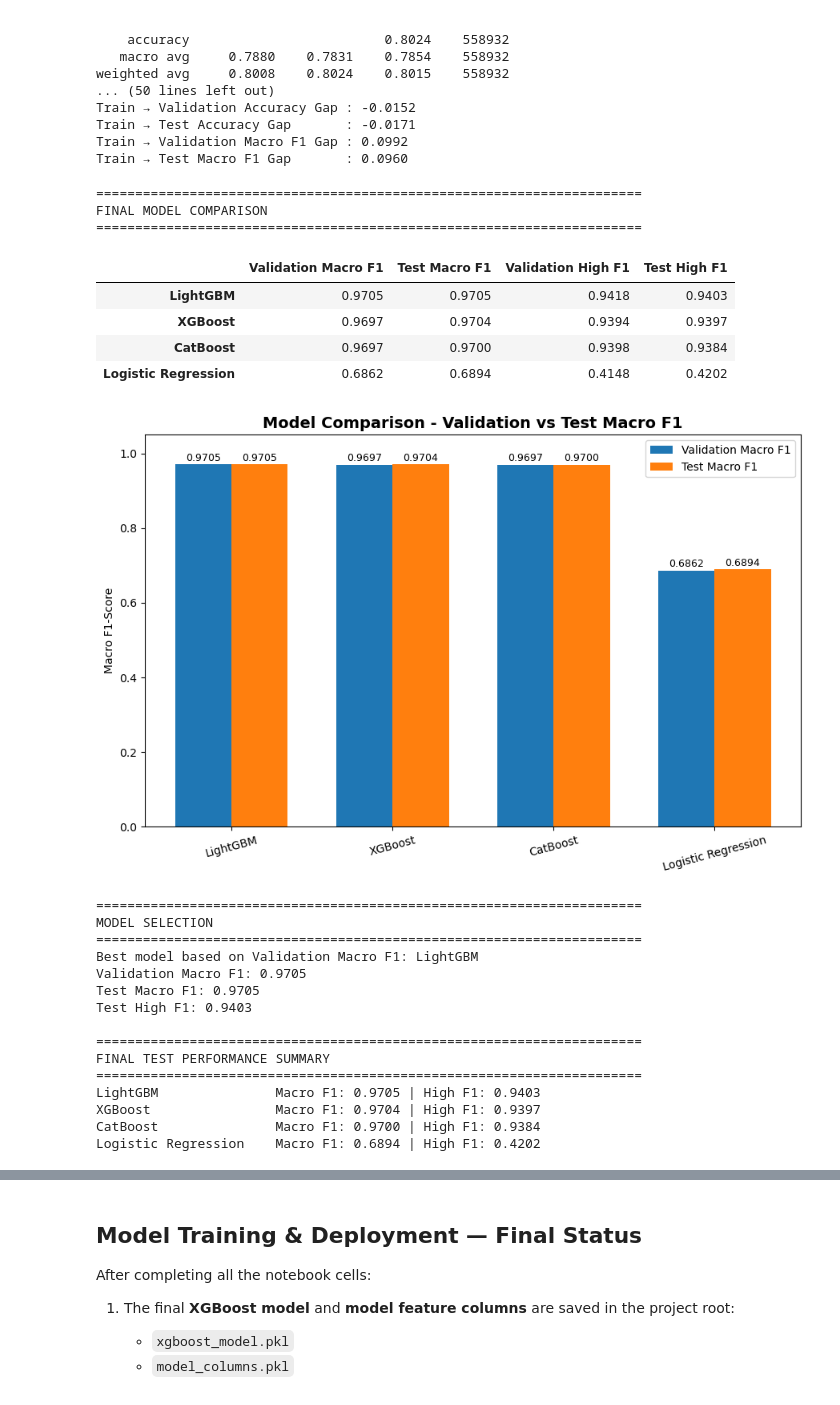
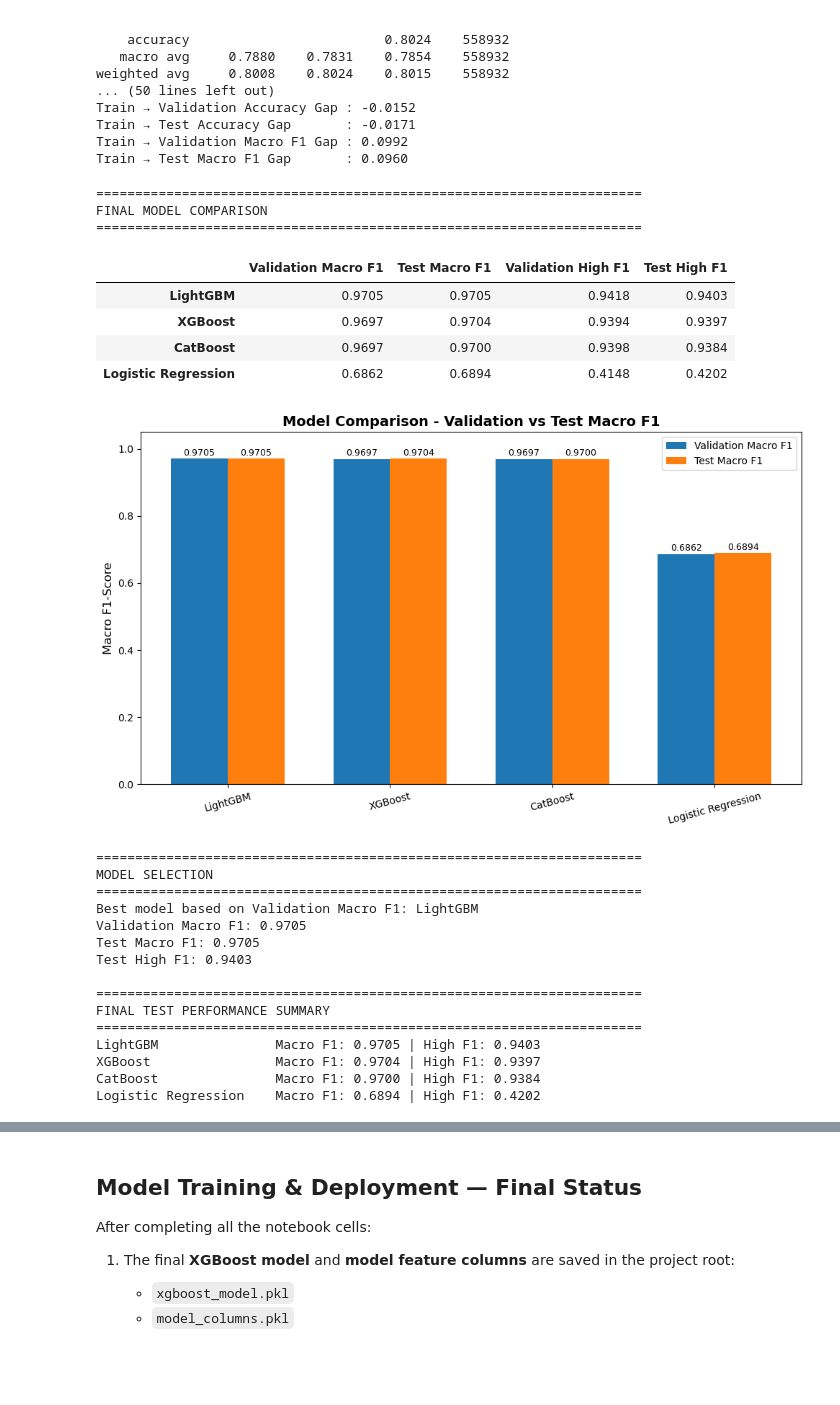
Before and after one commit to kumarsainit/precision-multiclass-irrigation-intelligence, a Jupyter notebook: notebook/train_model.ipynb, the cells around one changed output, grey strips where cells are left out. Cells and saved outputs as stored; diff of their text form; code cells hidden in the pictures; blank space fills up the shorter version.

```diff
--- a/notebook/train_model.ipynb
+++ b/notebook/train_model.ipynb
@@ -1372,19 +1332,16 @@ validationMacroF1 = {
         catValidationPredictions,
         average='macro'
     ),
-
     'XGBoost': f1_score(
         validationTarget,
         xgbValidationPredictions,
         average='macro'
     ),
-
     'LightGBM': f1_score(
         validationTarget,
         lgbmValidationPredictions,
         average='macro'
     ),
-
     'Logistic Regression': f1_score(
         validationTarget,
         logisticRegressionValidationPredictions,
@@ -1392,26 +1349,22 @@ validationMacroF1 = {
     )
 }
 
-
 testMacroF1 = {
     'CatBoost': f1_score(
         testTarget,
         catTestPredictions,
         average='macro'
     ),
-
     'XGBoost': f1_score(
         testTarget,
         xgbTestPredictions,
         average='macro'
     ),
-
     'LightGBM': f1_score(
         testTarget,
         lgbmTestPredictions,
         average='macro'
     ),
-
     'Logistic Regression': f1_score(
         testTarget,
         logisticRegressionTestPredictions,
@@ -1419,9 +1372,7 @@ testMacroF1 = {
     )
 }
 
-
 highClassIndex = labelEncoder.transform(['High'])[0]
-
 
 validationHighF1 = {
     'CatBoost': f1_score(
@@ -1430,21 +1381,18 @@ validationHighF1 = {
         labels=[highClassIndex],
         average='macro'
     ),
-
     'XGBoost': f1_score(
         validationTarget,
         xgbValidationPredictions,
         labels=[highClassIndex],
         average='macro'
     ),
-
     'LightGBM': f1_score(
         validationTarget,
         lgbmValidationPredictions,
         labels=[highClassIndex],
         average='macro'
     ),
-
     'Logistic Regression': f1_score(
         validationTarget,
         logisticRegressionValidationPredictions,
@@ -1453,7 +1401,6 @@ validationHighF1 = {
     )
 }
 
-
 testHighF1 = {
     'CatBoost': f1_score(
         testTarget,
@@ -1461,21 +1408,18 @@ testHighF1 = {
         labels=[highClassIndex],
         average='macro'
     ),
-
     'XGBoost': f1_score(
         testTarget,
         xgbTestPredictions,
         labels=[highClassIndex],
         average='macro'
     ),
-
     'LightGBM': f1_score(
         testTarget,
         lgbmTestPredictions,
         labels=[highClassIndex],
         average='macro'
     ),
-
     'Logistic Regression': f1_score(
         testTarget,
         logisticRegressionTestPredictions,
@@ -1484,7 +1428,6 @@ testHighF1 = {
     )
 }
 
-
 comparisonData = pd.DataFrame({
     'Validation Macro F1': validationMacroF1,
     'Test Macro F1': testMacroF1,
@@ -1492,12 +1435,10 @@ comparisonData = pd.DataFrame({
     'Test High F1': testHighF1
 })
 
-
 comparisonData = comparisonData.sort_values(
     by='Validation Macro F1',
     ascending=False
 )
-
 
 print('\n' + '=' * 70)
 print('FINAL MODEL COMPARISON')
@@ -1507,8 +1448,7 @@ display(
     comparisonData.round(4)
 )
 
-
-plt.figure(figsize=(9, 6))
+plt.figure(figsize=(10, 6))
 
 modelPositions = np.arange(
     len(comparisonData)
@@ -1538,7 +1478,10 @@ plt.xticks(
 
 plt.ylim(0, 1.05)
 
-plt.ylabel('Macro F1-Score')
+plt.ylabel(
+    'Macro F1-Score',
+    fontsize=12
+)
 
 plt.title(
     'Model Comparison - Validation vs Test Macro F1',
@@ -1547,7 +1490,6 @@ plt.title(
 )
 
 plt.legend()
-
 
 for position, score in enumerate(
     comparisonData['Validation Macro F1']
@@ -1560,7 +1502,6 @@ for position, score in enumerate(
         fontsize=9
     )
 
-
 for position, score in enumerate(
     comparisonData['Test Macro F1']
 ):
@@ -1572,16 +1513,13 @@ for position, score in enumerate(
         fontsize=9
     )
 
-
 plt.tight_layout()
 plt.show()
-
 
 bestModelName = max(
     validationMacroF1,
     key=validationMacroF1.get
 )
-
 
 print('\n' + '=' * 70)
 print('MODEL SELECTION')
@@ -1599,37 +1537,34 @@ print(
 
 print(
     f'Test Macro F1: '
     f'{testMacroF1[bestModelName]:.4f}'
 )
 
 print(
     f'Test High F1: '
     f'{testHighF1[bestModelName]:.4f}'
 )
 
-
 print('\n' + '=' * 70)
 print('FINAL TEST PERFORMANCE SUMMARY')
 print('=' * 70)
 
-
 for modelName in comparisonData.index:
-
     print(
         f'{modelName:<22} '
         f'Macro F1: {testMacroF1[modelName]:.4f} | '
         f'High F1: {testHighF1[modelName]:.4f}'
     )
 # %% [output]
 ======================================================================
 FINAL MODEL COMPARISON
 ======================================================================
 |  | Validation Macro F1 | Test Macro F1 | Validation High F1 | Test High F1 |
 | LightGBM | 0.9705 | 0.9705 | 0.9418 | 0.9403 |
 | XGBoost | 0.9697 | 0.9704 | 0.9394 | 0.9397 |
 | CatBoost | 0.9697 | 0.9700 | 0.9398 | 0.9384 |
 | Logistic Regression | 0.6862 | 0.6894 | 0.4148 | 0.4202 |
-[figure, old version]
+[figure, new version]
 ======================================================================
 MODEL SELECTION
 ======================================================================
```
Also changed, not shown: parts of 12 cells of this notebook, 20 other files.
